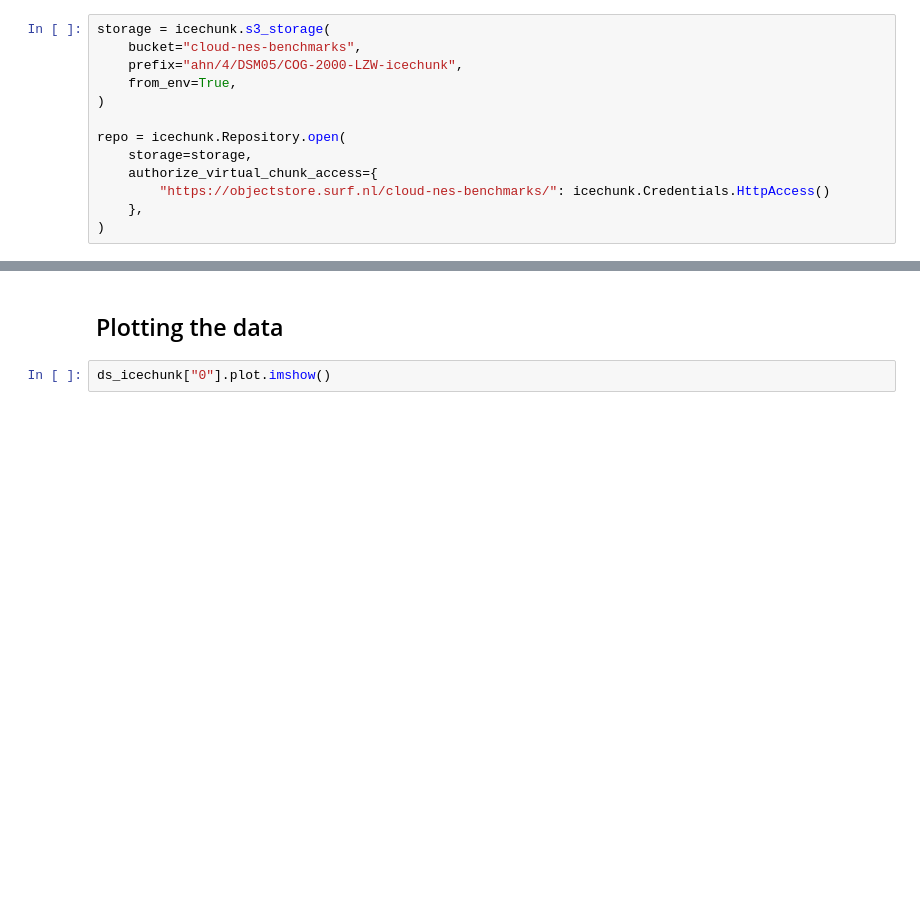
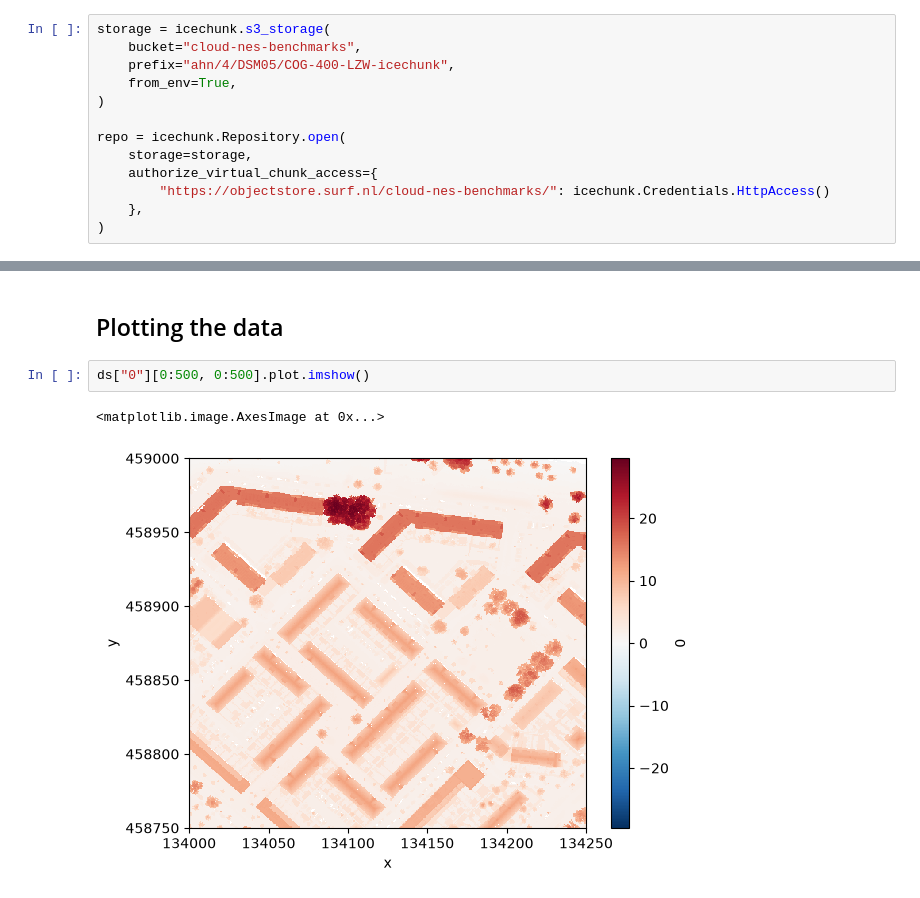
Before and after one commit to CLOUD-NES/ahn-virtual-zarr, a Jupyter notebook: notebooks/open-virtual-zarr-dsm.ipynb, the cells around one changed output, grey strips where cells are left out. Cells and saved outputs as stored; diff of their text form; blank space fills up the shorter version.

```diff
--- a/notebooks/open-virtual-zarr-dsm.ipynb
+++ b/notebooks/open-virtual-zarr-dsm.ipynb
@@ -33,7 +49,7 @@ ds
 # %%
 storage = icechunk.s3_storage(
     bucket="cloud-nes-benchmarks",
-    prefix="ahn/4/DSM05/COG-2000-LZW-icechunk",
+    prefix="ahn/4/DSM05/COG-400-LZW-icechunk",
     from_env=True,
 )
 
@@ -51,4 +75,7 @@ ds
 # %% [markdown]
 ## Plotting the data
 # %%
-ds_icechunk["0"].plot.imshow()
+ds["0"][0:500, 0:500].plot.imshow()
+# %% [output]
+<matplotlib.image.AxesImage at 0x...>
+[figure, added]
```
Also changed, not shown: parts of 3 cells of this notebook.
